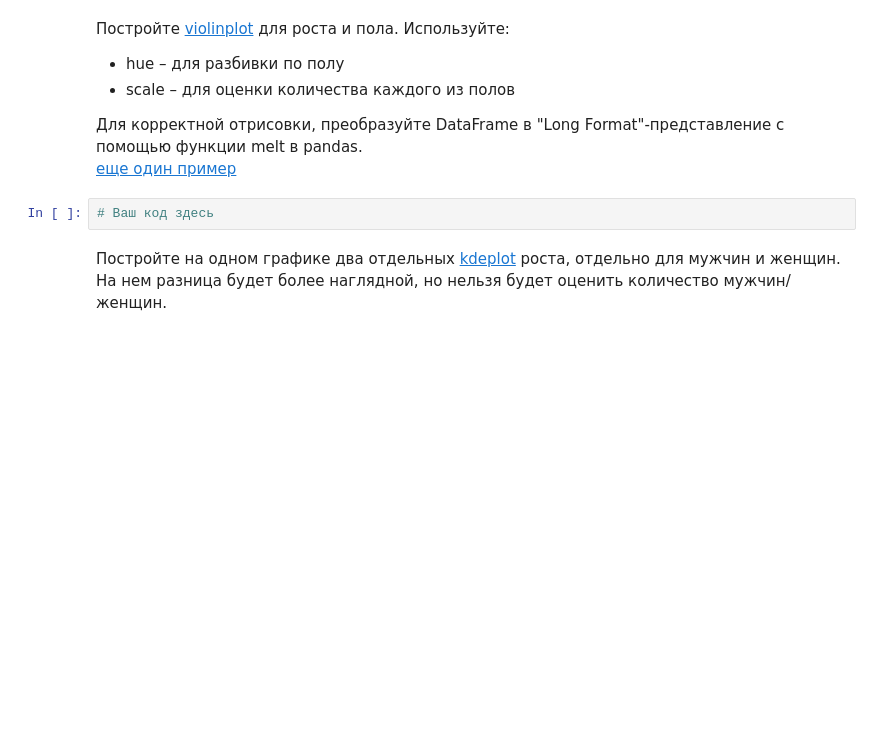
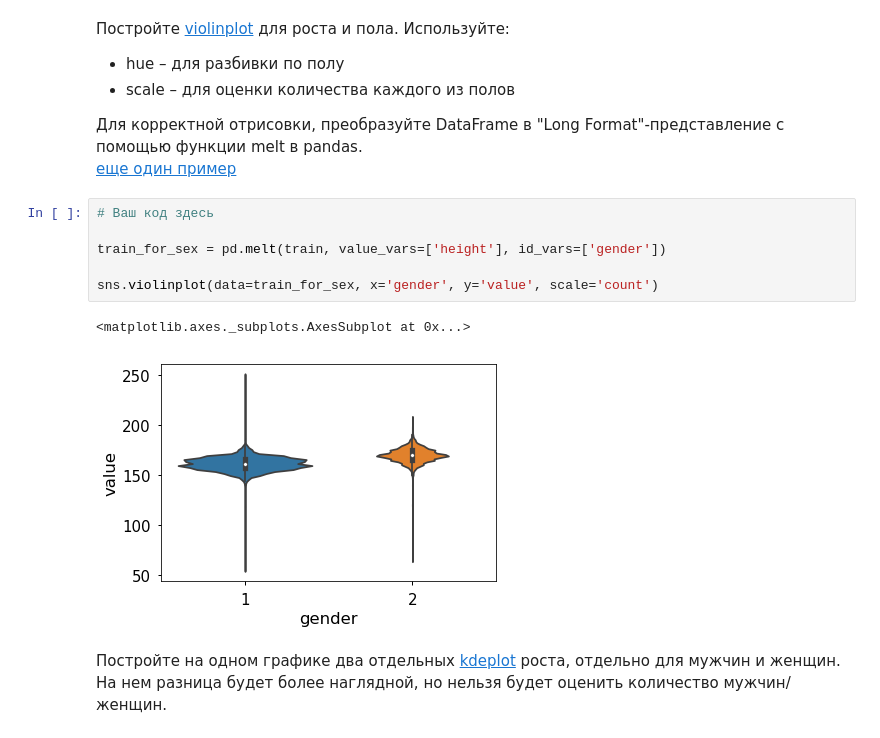
Before and after one commit to no6le/mlcourse, a Jupyter notebook: jupyter_russian/homeworks_myself/hw2_session3_visual_data_analysis.ipynb, the cells around one changed output. Drawn from its saved outputs; the diff is of its cells as text; blank space fills up the shorter version.

```diff
--- a/jupyter_russian/homeworks_myself/hw2_session3_visual_data_analysis.ipynb
+++ b/jupyter_russian/homeworks_myself/hw2_session3_visual_data_analysis.ipynb
@@ -198,8 +204,15 @@ cardio
 Для корректной отрисовки, преобразуйте DataFrame в "Long Format"-представление с помощью функции melt в pandas.
 <br>
 [еще один пример](https://stackoverflow.com/a/41575149/3338479)
-# %%
-# Ваш код здесь
+# %%
+# Ваш код здесь
+
+train_for_sex = pd.melt(train, value_vars=['height'], id_vars=['gender'])
+
+sns.violinplot(data=train_for_sex, x='gender', y='value', scale='count')
+# %% [output]
+<matplotlib.axes._subplots.AxesSubplot at 0x...>
+[figure, added]
 # %% [markdown]
 Постройте на одном графике два отдельных [kdeplot](https://seaborn.pydata.org/generated/seaborn.kdeplot.html) роста, отдельно для мужчин и женщин. На нем разница будет более наглядной, но нельзя будет оценить количество мужчин/женщин.
 # %%
```
Also changed, not shown: parts of 10 cells of this notebook.
